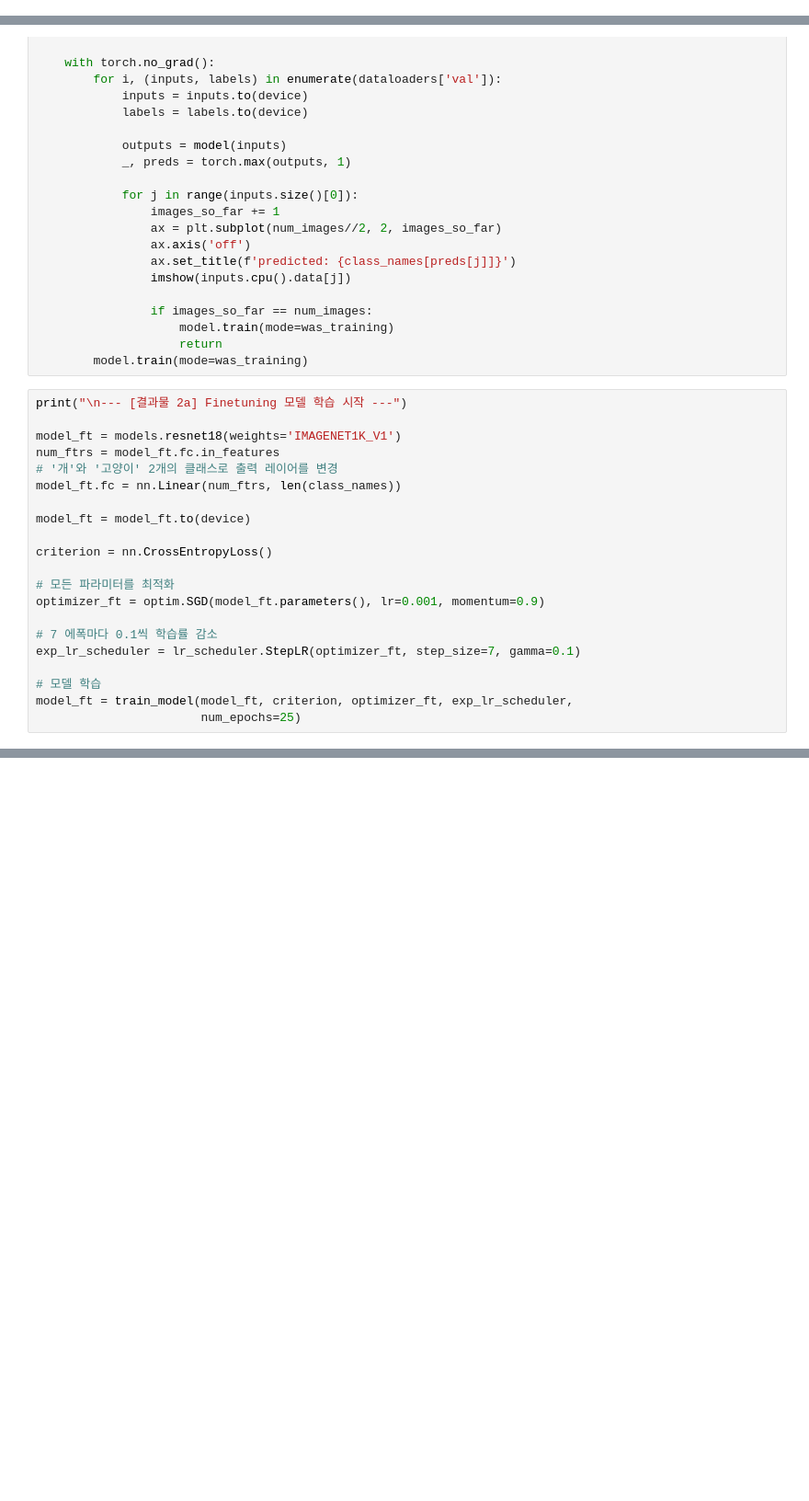
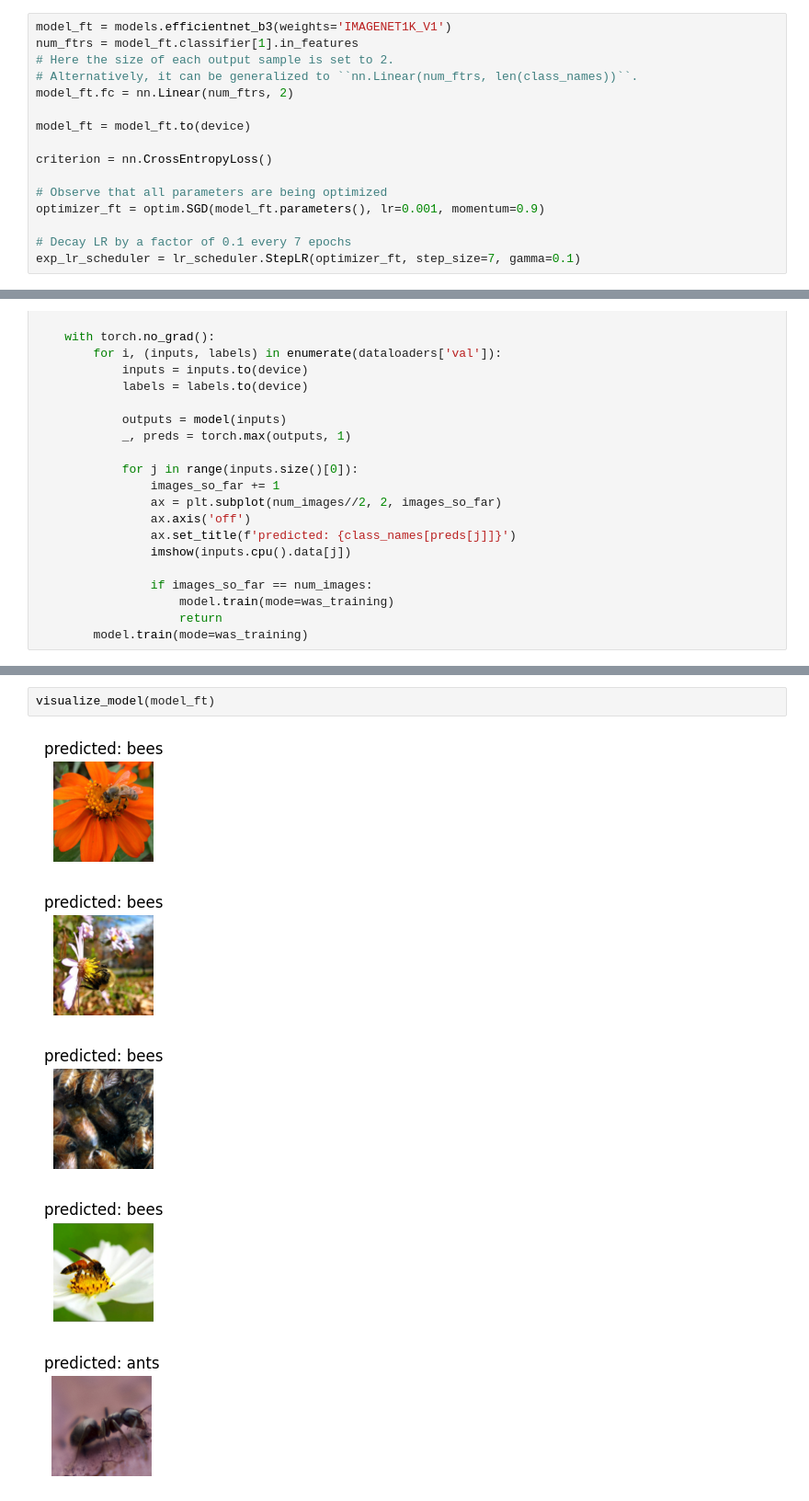
Before and after one commit to Kim-JH-01/AI_lab_Juhun, a Jupyter notebook: week9.ipynb, the cells around one changed output, grey strips where cells are left out. Shown: that part at 92% size. Saved outputs shown, nothing was run; the diff lists cells and outputs as text; blank space fills up the shorter version.

Commit message:
EfficientNet으로 전이학습 실습

```diff
--- a/week9.ipynb
+++ b/week9.ipynb
@@ -179,0 +238,16 @@ def train_model(model, criterion, optimizer, scheduler, num_epochs=25):
+# %%
+model_ft = models.efficientnet_b3(weights='IMAGENET1K_V1')
+num_ftrs = model_ft.classifier[1].in_features
+# Here the size of each output sample is set to 2.
+# Alternatively, it can be generalized to ``nn.Linear(num_ftrs, len(class_names))``.
+model_ft.fc = nn.Linear(num_ftrs, 2)
+
+model_ft = model_ft.to(device)
+
+criterion = nn.CrossEntropyLoss()
+
+# Observe that all parameters are being optimized
+optimizer_ft = optim.SGD(model_ft.parameters(), lr=0.001, momentum=0.9)
+
+# Decay LR by a factor of 0.1 every 7 epochs
+exp_lr_scheduler = lr_scheduler.StepLR(optimizer_ft, step_size=7, gamma=0.1)
@@ -203,24 +279,3 @@ def visualize_model(model, num_images=6):
                     model.train(mode=was_training)
                     return
         model.train(mode=was_training)
-# %%
-print("\n--- [결과물 2a] Finetuning 모델 학습 시작 ---")
-
-model_ft = models.resnet18(weights='IMAGENET1K_V1')
-num_ftrs = model_ft.fc.in_features
-# '개'와 '고양이' 2개의 클래스로 출력 레이어를 변경
-model_ft.fc = nn.Linear(num_ftrs, len(class_names))
-
-model_ft = model_ft.to(device)
-
-criterion = nn.CrossEntropyLoss()
-
-# 모든 파라미터를 최적화
-optimizer_ft = optim.SGD(model_ft.parameters(), lr=0.001, momentum=0.9)
-
-# 7 에폭마다 0.1씩 학습률 감소
-exp_lr_scheduler = lr_scheduler.StepLR(optimizer_ft, step_size=7, gamma=0.1)
-
-# 모델 학습
-model_ft = train_model(model_ft, criterion, optimizer_ft, exp_lr_scheduler,
-                       num_epochs=25)
@@ -246,0 +303,8 @@ Best val Acc: 0.985000
+# %%
+visualize_model(model_ft)
+# %% [output]
+[figure, added]
+[figure, added]
+[figure, added]
+[figure, added]
+[figure, added]
```
Also changed, not shown: parts of 17 cells of this notebook.
